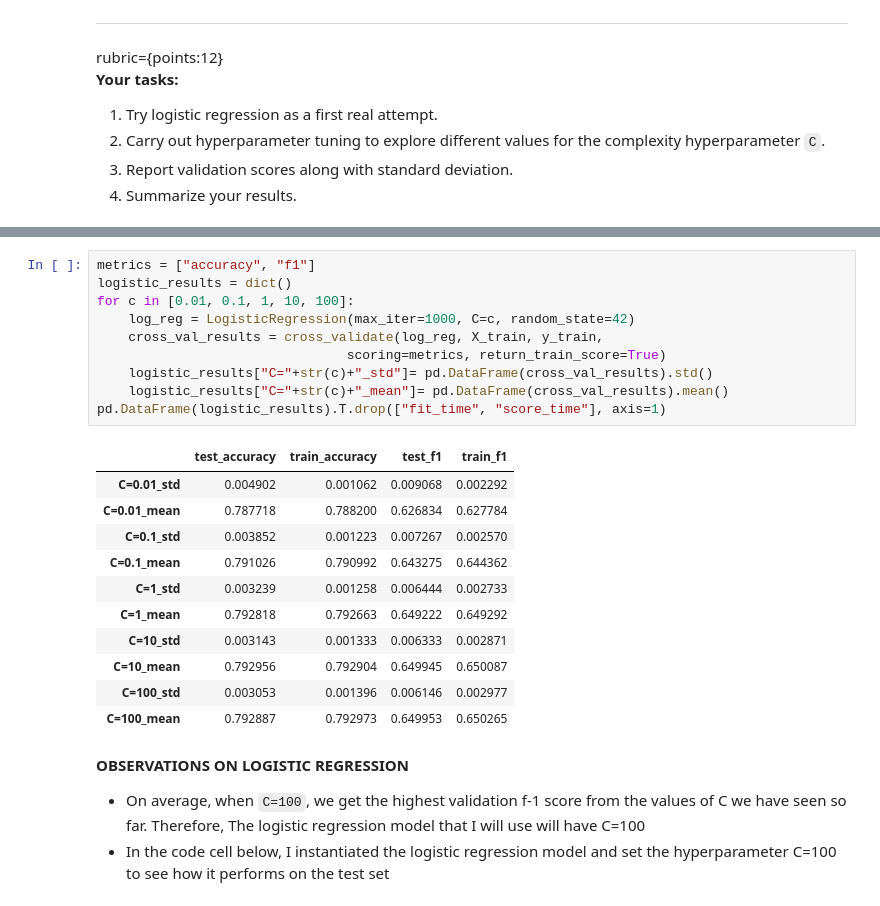
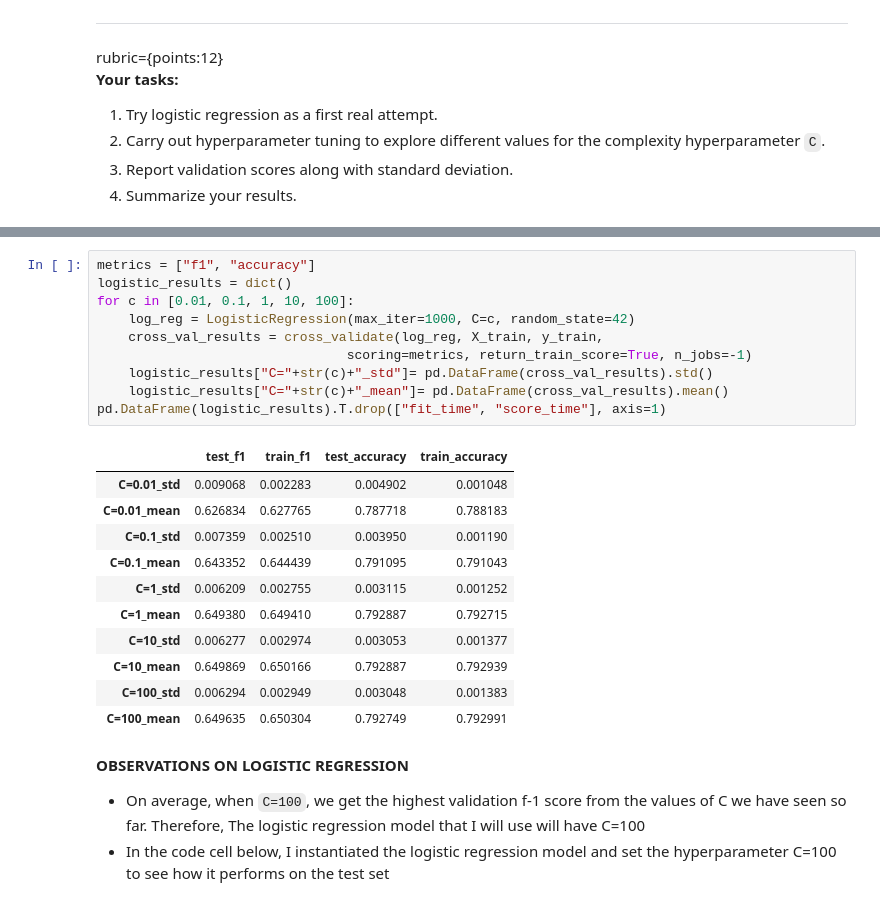
Before and after one commit to Blaise143/CPSC-330-ASSIGNMENTS, a Jupyter notebook: hw6/hw6-starter.ipynb, the cells around one changed output, grey strips where cells are left out. Drawn from its saved outputs; the diff is of its cells as text.

```diff
--- a/hw6/hw6-starter.ipynb
+++ b/hw6/hw6-starter.ipynb
@@ -458,25 +471,25 @@ log = cross_val_train("Logistic",par,metrics)
 # %%
-metrics = ["accuracy", "f1"]
+metrics = ["f1", "accuracy"]
 logistic_results = dict()
 for c in [0.01, 0.1, 1, 10, 100]:
     log_reg = LogisticRegression(max_iter=1000, C=c, random_state=42)
     cross_val_results = cross_validate(log_reg, X_train, y_train,
-                                scoring=metrics, return_train_score=True)
+                                scoring=metrics, return_train_score=True, n_jobs=-1)
     logistic_results["C="+str(c)+"_std"]= pd.DataFrame(cross_val_results).std()
     logistic_results["C="+str(c)+"_mean"]= pd.DataFrame(cross_val_results).mean()
 pd.DataFrame(logistic_results).T.drop(["fit_time", "score_time"], axis=1)
 # %% [output]
-|  | test_accuracy | train_accuracy | test_f1 | train_f1 |
-| C=0.01_std | 0.004902 | 0.001062 | 0.009068 | 0.002292 |
-| C=0.01_mean | 0.787718 | 0.788200 | 0.626834 | 0.627784 |
-| C=0.1_std | 0.003852 | 0.001223 | 0.007267 | 0.002570 |
-| C=0.1_mean | 0.791026 | 0.790992 | 0.643275 | 0.644362 |
-| C=1_std | 0.003239 | 0.001258 | 0.006444 | 0.002733 |
-| C=1_mean | 0.792818 | 0.792663 | 0.649222 | 0.649292 |
-| C=10_std | 0.003143 | 0.001333 | 0.006333 | 0.002871 |
-| C=10_mean | 0.792956 | 0.792904 | 0.649945 | 0.650087 |
-| C=100_std | 0.003053 | 0.001396 | 0.006146 | 0.002977 |
-| C=100_mean | 0.792887 | 0.792973 | 0.649953 | 0.650265 |
+|  | test_f1 | train_f1 | test_accuracy | train_accuracy |
+| C=0.01_std | 0.009068 | 0.002283 | 0.004902 | 0.001048 |
+| C=0.01_mean | 0.626834 | 0.627765 | 0.787718 | 0.788183 |
+| C=0.1_std | 0.007359 | 0.002510 | 0.003950 | 0.001190 |
+| C=0.1_mean | 0.643352 | 0.644439 | 0.791095 | 0.791043 |
+| C=1_std | 0.006209 | 0.002755 | 0.003115 | 0.001252 |
+| C=1_mean | 0.649380 | 0.649410 | 0.792887 | 0.792715 |
+| C=10_std | 0.006277 | 0.002974 | 0.003053 | 0.001377 |
+| C=10_mean | 0.649869 | 0.650166 | 0.792887 | 0.792939 |
+| C=100_std | 0.006294 | 0.002949 | 0.003048 | 0.001383 |
+| C=100_mean | 0.649635 | 0.650304 | 0.792749 | 0.792991 |
 # %% [markdown]
 **OBSERVATIONS ON LOGISTIC REGRESSION**
 - On average, when `C=100`, we get the highest validation f-1 score from the values of C we have seen so far. Therefore, The logistic regression model that I will use will have C=100
```
Also changed, not shown: parts of 15 cells of this notebook.
